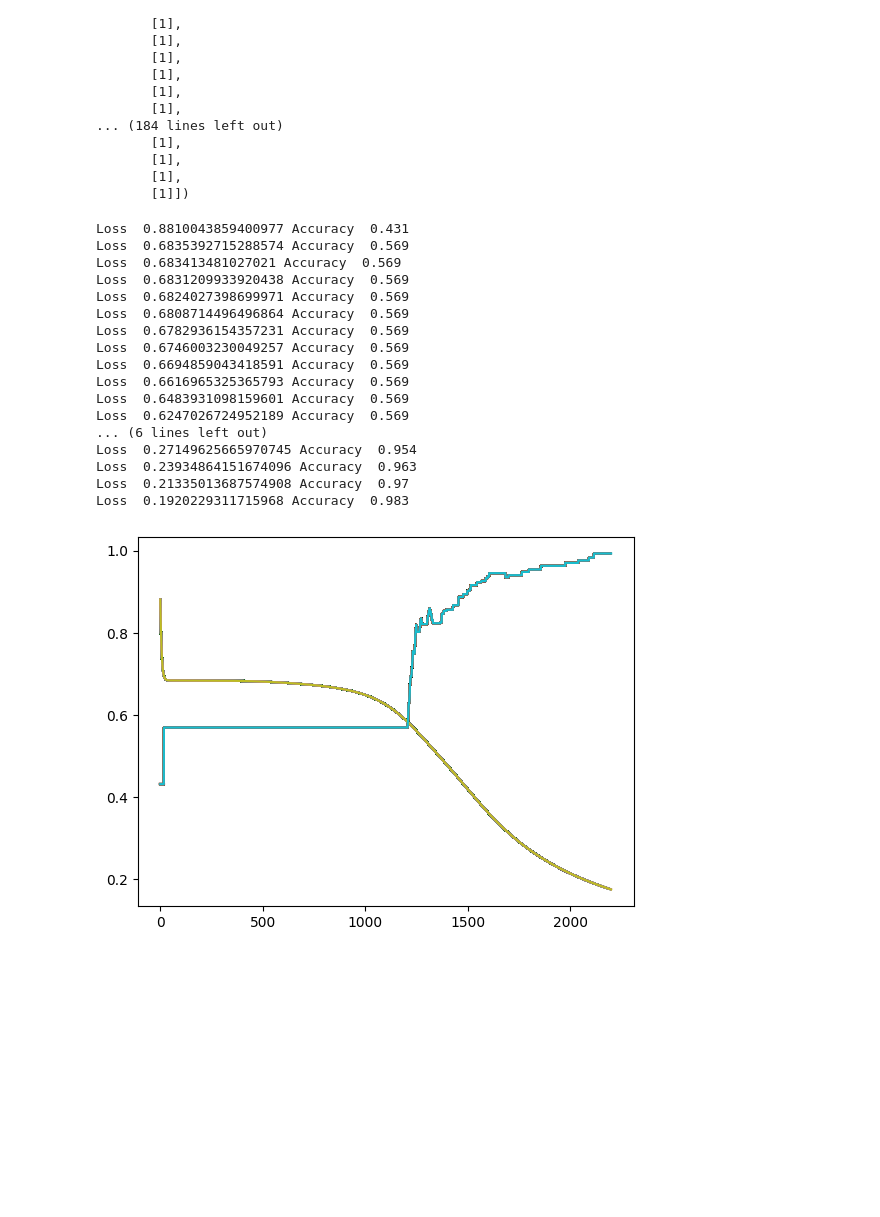
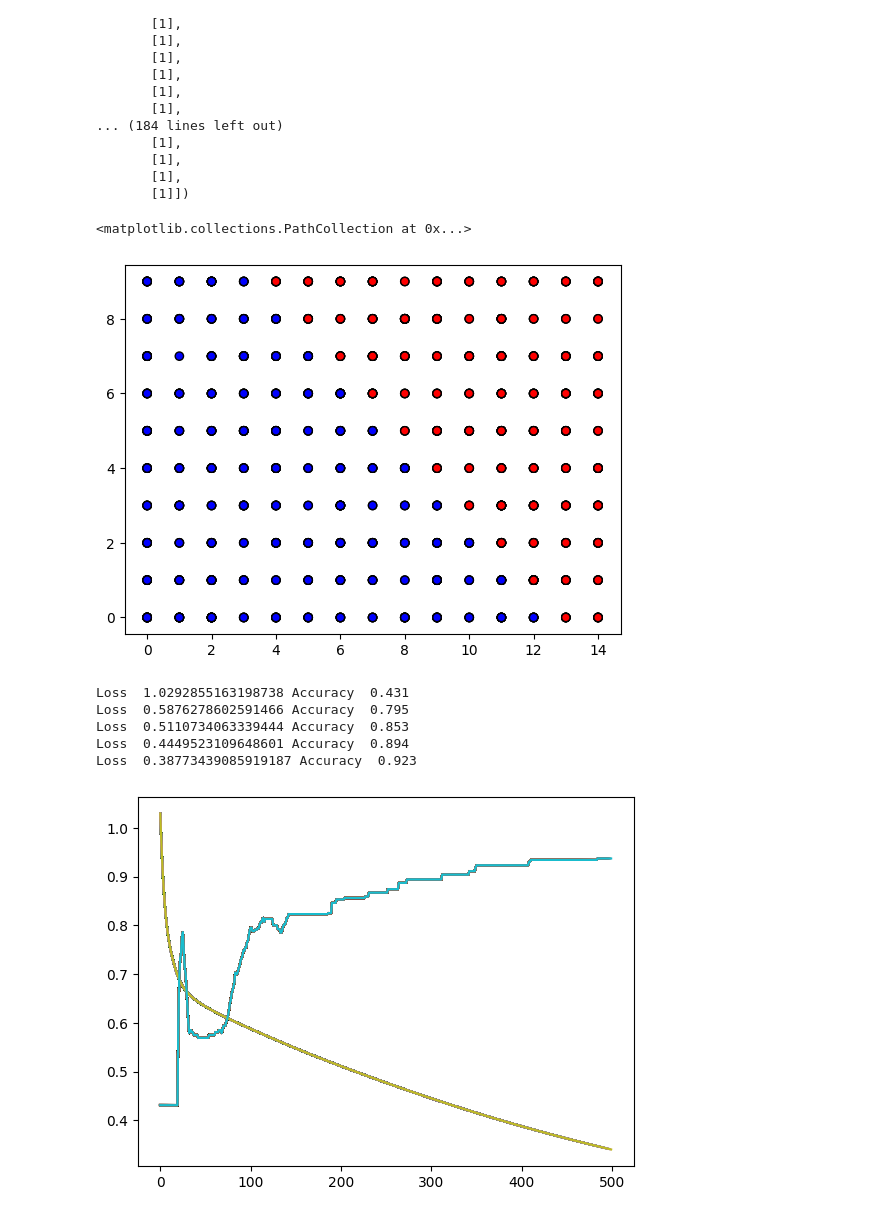
Before and after one commit to mahalmadane/MachineLearning, a Jupyter notebook: multi_couches_neurone.ipynb, the cells around one changed output. Drawn from its saved outputs; the diff is of its cells as text; code cells hidden in the pictures; blank space fills up the shorter version.

Commit message:
multi neurone couches

```diff
--- a/multi_couches_neurone.ipynb
+++ b/multi_couches_neurone.ipynb
@@ -171,7 +171,7 @@ couches=[2,4,1,8,4,1]
 def init_weights(nbr_inputs,couches):
     parametre={}
     for i in range(0,len(couches)):
-       parametre["w"+str(i)]=np.random.randn(nbr_inputs,couches[i])*0.01
+       parametre["w"+str(i)]=np.random.randn(nbr_inputs,couches[i])*0.4
        parametre["b"+str(i)]=np.ones((1,couches[i]))
        nbr_inputs=couches[i]
     return parametre
@@ -206,36 +206,26 @@ array([[1],
        [1],
        [1]])
 # %%
-# X,Y=make_circles(shuffle= True, noise=0.2, factor=0.5, random_state=1,n_samples=200)
+# X,Y=make_circles(shuffle= True, noise=0.2, factor=0.5, random_state=1,n_samples=100)
 # Y=Y.reshape(-1,1)
-# plt.scatter(X[:,0],X[:,1],c=Y,cmap='bwr',edgecolors='k')
+X=data[['experience_years','projet']].to_numpy()
+Y=data['embaucher'].to_numpy().reshape(-1,1)
+plt.scatter(X[:,0],X[:,1],c=Y,cmap='bwr',edgecolors='k')
+# %% [output]
+<matplotlib.collections.PathCollection at 0x...>
+[figure, added]
 # %%
-X=data[['experience_years','projet']].to_numpy()
-Y=data['embaucher'].to_numpy().reshape(-1,1)
-
 # Initiation dernier couches toujours 1
-couches=np.array([8, 4, 1])
+couches=np.array([4,1])
 params=init_weights(X.shape[1],couches)
-params=reseau_neurone(X,Y,params,couches,epoch=2200,learning_rate=0.1)
+params=reseau_neurone(X,Y,params,couches,epoch=500,learning_rate=0.1)
 # %% [output]
-Loss  0.8810043859400977 Accuracy  0.431
-Loss  0.6835392715288574 Accuracy  0.569
-Loss  0.683413481027021 Accuracy  0.569
-Loss  0.6831209933920438 Accuracy  0.569
-Loss  0.6824027398699971 Accuracy  0.569
-Loss  0.6808714496496864 Accuracy  0.569
-Loss  0.6782936154357231 Accuracy  0.569
-Loss  0.6746003230049257 Accuracy  0.569
-Loss  0.6694859043418591 Accuracy  0.569
-Loss  0.6616965325365793 Accuracy  0.569
-Loss  0.6483931098159601 Accuracy  0.569
-Loss  0.6247026724952189 Accuracy  0.569
-... (6 lines left out)
-Loss  0.27149625665970745 Accuracy  0.954
-Loss  0.23934864151674096 Accuracy  0.963
-Loss  0.21335013687574908 Accuracy  0.97
-Loss  0.1920229311715968 Accuracy  0.983
+Loss  1.0292855163198738 Accuracy  0.431
+Loss  0.5876278602591466 Accuracy  0.795
+Loss  0.5110734063339444 Accuracy  0.853
+Loss  0.4449523109648601 Accuracy  0.894
+Loss  0.38773439085919187 Accuracy  0.923
-[figure, old version]
+[figure, new version]
 # %%
 x_min,x_max=X[:,0].min()-1,X[:,0].max()+1
 y_min,y_max=X[:,1].min()-1,X[:,1].max()+1
```
Also changed, not shown: parts of 2 cells of this notebook.
